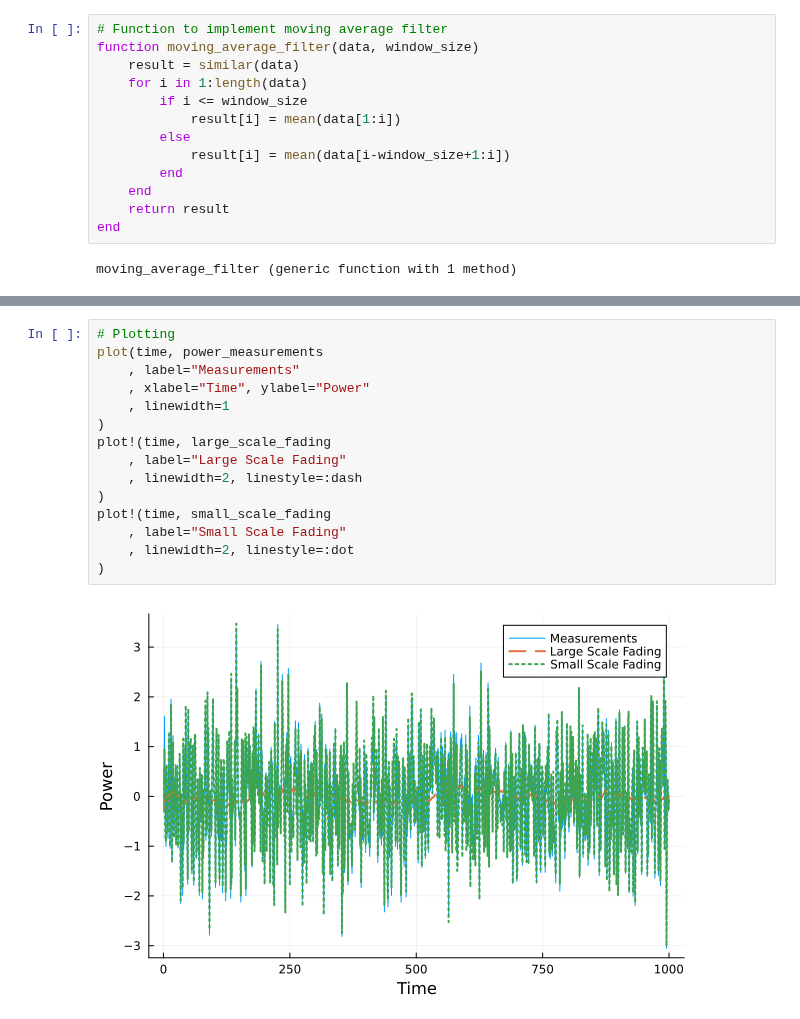
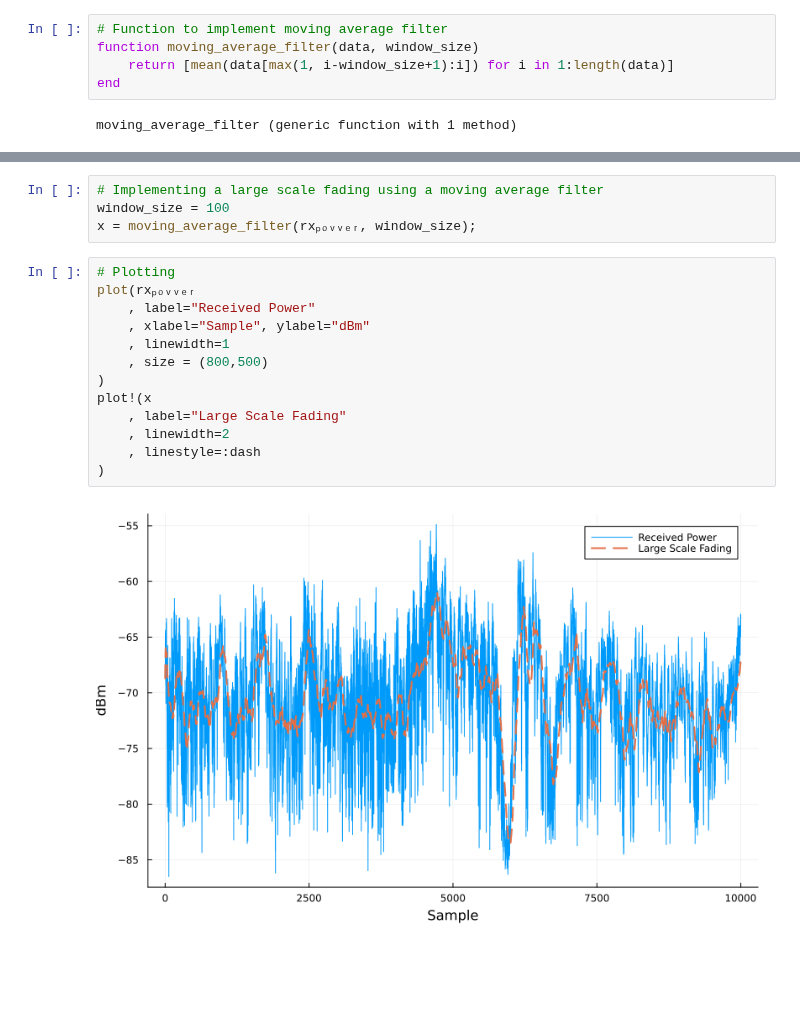
Before and after one commit to setrar/RADIO, a Jupyter notebook: Assignements/2/REPORT.ipynb, the cells around one changed output, grey strips where cells are left out. Drawn from its saved outputs; the diff is of its cells as text; blank space fills up the shorter version.

```diff
--- a/Assignements/2/REPORT.ipynb
+++ b/Assignements/2/REPORT.ipynb
@@ -20,15 +20,7 @@ using Plots, Statistics
 # %%
 # Function to implement moving average filter
 function moving_average_filter(data, window_size)
-    result = similar(data)
-    for i in 1:length(data)
-        if i <= window_size
-            result[i] = mean(data[1:i])
-        else
-            result[i] = mean(data[i-window_size+1:i])
-        end
-    end
-    return result
+    return [mean(data[max(1, i-window_size+1):i]) for i in 1:length(data)]
 end
 # %% [output]
 moving_average_filter (generic function with 1 method)
@@ -47,17 +27,19 @@ small_scale_fading = power_measurements .- large_scale_fading;
-# %%
-# Plotting
-plot(time, power_measurements
-    , label="Measurements"
-    , xlabel="Time", ylabel="Power"
-    , linewidth=1
-)
-plot!(time, large_scale_fading
-    , label="Large Scale Fading"
-    , linewidth=2, linestyle=:dash
-)
-plot!(time, small_scale_fading
-    , label="Small Scale Fading"
-    , linewidth=2, linestyle=:dot
-)
-# %% [output]
-[figure, removed]
+# %%
+# Implementing a large scale fading using a moving average filter
+window_size = 100
+x = moving_average_filter(rxₚₒᵥᵥₑᵣ, window_size);
+# %%
+# Plotting
+plot(rxₚₒᵥᵥₑᵣ
+    , label="Received Power"
+    , xlabel="Sample", ylabel="dBm"
+    , linewidth=1
+    , size = (800,500)
+)
+plot!(x
+    , label="Large Scale Fading"
+    , linewidth=2
+    , linestyle=:dash
+)
+# %% [output]
+[figure, added]
```
Also changed, not shown: parts of 1 cell of this notebook.
